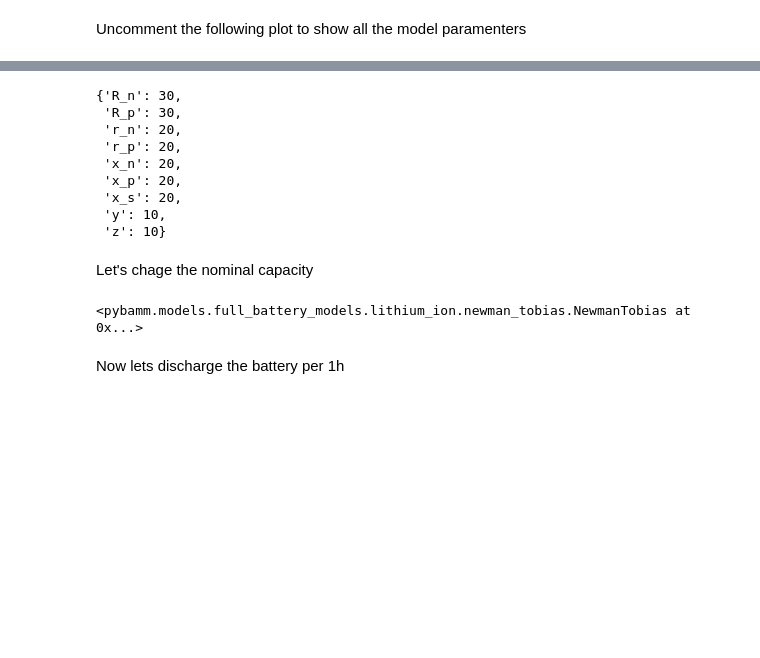
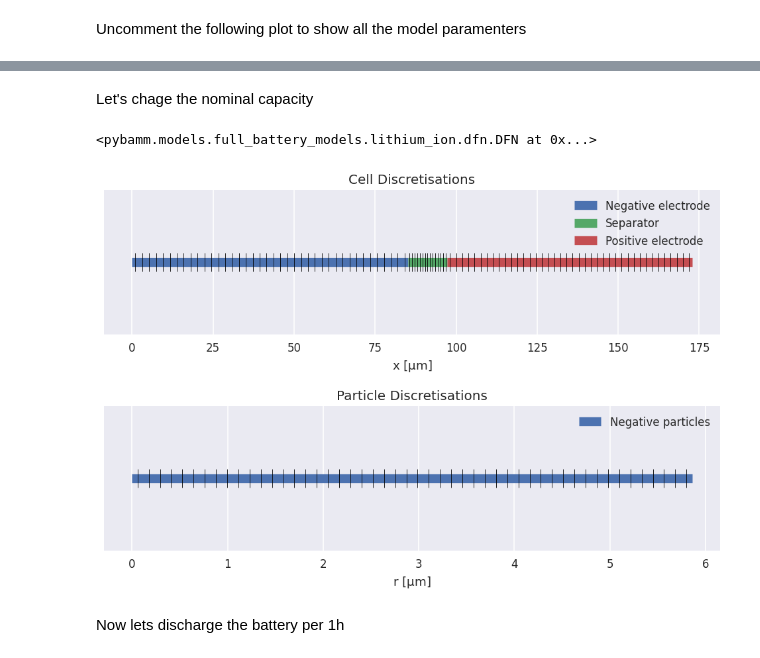
Before and after one commit to paolodeangelis/Energy_storage, a Jupyter notebook: 2-Hands-on_LIB_modelling.ipynb, the cells around one changed output, grey strips where cells are left out. Saved outputs shown, nothing was run; the diff lists cells and outputs as text; code cells hidden in the pictures; blank space fills up the shorter version.

```diff
--- a/2-Hands-on_LIB_modelling.ipynb
+++ b/2-Hands-on_LIB_modelling.ipynb
@@ -33,12 +70,0 @@ Uncomment the following plot to show all the model paramenters
-# %%
-model.default_var_pts
-# %% [output]
-{'R_n': 30,
- 'R_p': 30,
- 'r_n': 20,
- 'r_p': 20,
- 'x_n': 20,
- 'x_p': 20,
- 'x_s': 20,
- 'y': 10,
- 'z': 10}
@@ -45,18 +95,6 @@ model.default_var_pts
 # %% [markdown]
 Let's chage the nominal capacity
 # %%
-# set the default model parameters
-# param = model.default_parameter_values
-param = pybamm.ParameterValues("Chen2020")
-# NOMINAL_Q = 2.0 # [Ah]
-# param['Nominal cell capacity [A.h]'] = NOMINAL_Q
-# param['Cell volume [m3]'] = 7.8e-06*2
-param["Current function [A]"] = "[input]" # [A] will be a model input
-
-# set the parameters for the model and the geometry
-param.process_model(model)
-param.process_geometry(geometry)
-
 # # mesh the domains
 # mesh = pybamm.Mesh(geometry, model.default_submesh_types, model.default_var_pts)
 
@@ -75,7 +113,7 @@ submesh_types = {
 }
 
 var = pybamm.standard_spatial_vars
-var_pts = {var.x_n: 60, var.x_s: 30, var.x_p: 60, var.r_n: 60, var.r_p: 60}
+var_pts = {var.x_n: 40, var.x_s: 15, var.x_p: 40, var.r_n: 50, var.r_p: 50}
 mesh = pybamm.Mesh(geometry, submesh_types, var_pts)
 spatial_methods = {
     'current collector': pybamm.ZeroDimensionalSpatialMethod(),
@@ -86,6 +124,50 @@ spatial_methods = {
 disc = pybamm.Discretisation(mesh, spatial_methods)
 disc.process_model(model)
 # %% [output]
-<pybamm.models.full_battery_models.lithium_ion.newman_tobias.NewmanTobias at 0x...>
+<pybamm.models.full_battery_models.lithium_ion.dfn.DFN at 0x...>
+# %%
+macroscale = ["negative electrode", "separator", "positive electrode"]
+x_var = pybamm.SpatialVariable("x", domain=macroscale)
+r_var = pybamm.SpatialVariable("r", domain=["negative particle"])
+# Discretise
+x_disc = disc.process_symbol(x_var)
+r_disc = disc.process_symbol(r_var)
+
+# Evaluate
+x = x_disc.evaluate()
+r = r_disc.evaluate()
+t_ne = param["Negative electrode thickness [m]"]
+t_sp = param["Separator thickness [m]"]
+t_pe = param["Positive electrode thickness [m]"]
+t_cell = t_ne + t_sp + t_pe
+r_ne = param["Negative particle radius [m]"]
+# %%
+fig = plt.figure(figsize=(10,6), dpi=120)
+m2um = 1e6
+
+with plt.style.context('seaborn'):
+    ax_x = fig.add_subplot(211)
+    ax_r = fig.add_subplot(212)
+    plt.subplots_adjust(hspace = .5)
+    start = 0.
+    for t, label in zip([t_ne, t_sp, t_pe], ['Negative electrode', 'Separator', 'Positive electrode']):
+        ax_x.plot(np.r_[start, start+t]*m2um, [0, 0], label=label, lw=8, solid_capstyle='butt')
+        start += t
+    ax_x.scatter(x*t_cell*m2um, np.zeros(len(x)), marker='|', color='k', lw=.5, s=300, zorder=10)
+    ax_r.plot(np.r_[0, r_ne]*m2um, [0, 0], label="Negative particles", lw=8, solid_capstyle='butt')
+    ax_r.scatter(r*r_ne*m2um, np.zeros(len(r)), marker='|', color='k', lw=.5, s=300, zorder=10)
+    ax_x.set_xlabel(r"x [$\mathrm{\mu m}$]")
+    ax_x.set_ylabel(r"y [$\mathrm{\mu m}$]")
+    ax_x.get_yaxis().set_visible(False)
+    ax_x.legend()
+    ax_x.set_title("Cell Discretisations")
+    ax_r.set_xlabel(r"r [$\mathrm{\mu m}$]")
+    ax_r.get_yaxis().set_visible(False)
+    ax_r.legend()
+    ax_r.set_title("Particle Discretisations")
+
+plt.show()
+# %% [output]
+[figure, added]
 # %%
 NOMINAL_Q = param['Nominal cell capacity [A.h]']
```
Also changed, not shown: parts of 41 cells of this notebook.
